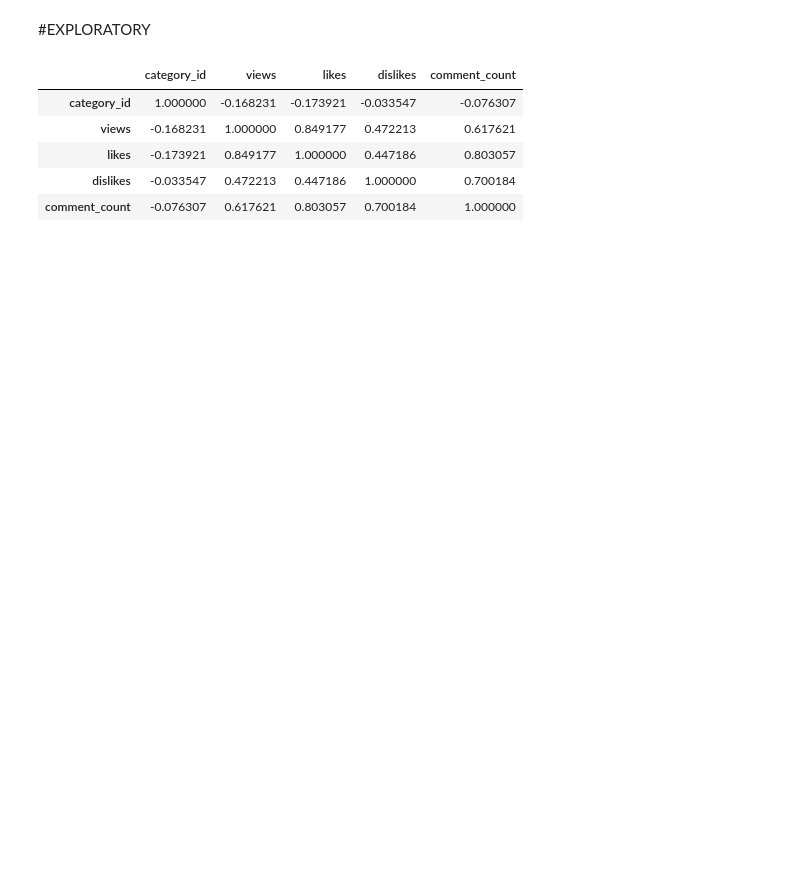
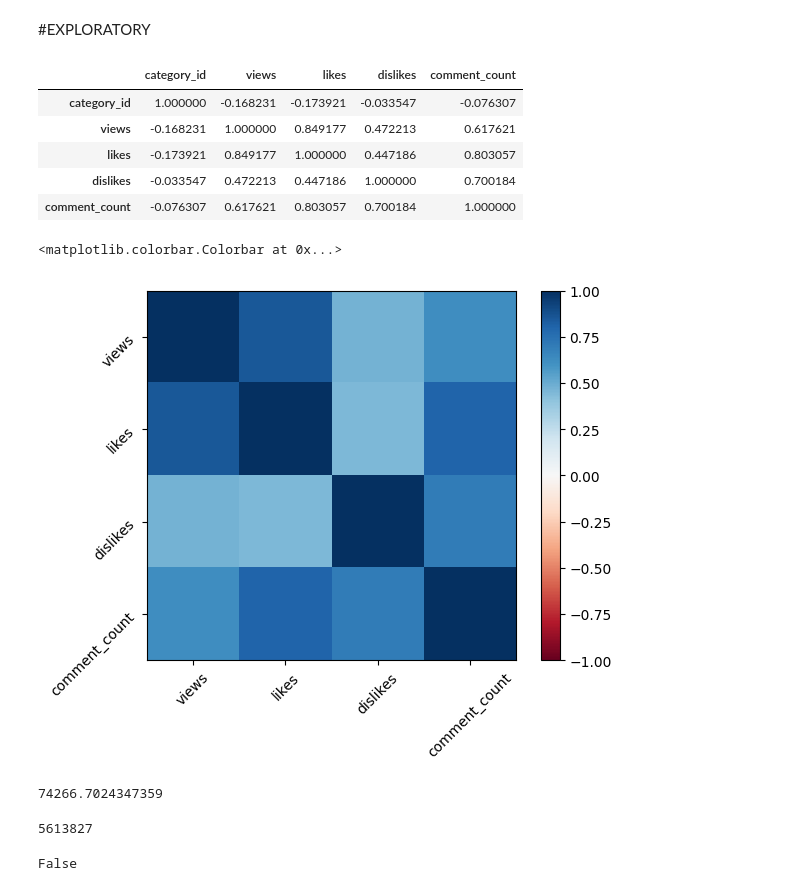
Before and after one commit to Midun32/FDSFE_AAdesola, a Jupyter notebook: CodesInClass/YoutubeVidoesAnalysis.ipynb, the cells around one changed output. Saved outputs shown, nothing was run; the diff lists cells and outputs as text; code cells hidden in the pictures; blank space fills up the shorter version.

```diff
--- a/CodesInClass/YoutubeVidoesAnalysis.ipynb
+++ b/CodesInClass/YoutubeVidoesAnalysis.ipynb
@@ -68,0 +78,2 @@ videos.describe()
+# %%
+videos_restrict=videos[['views','likes','dislikes','comment_count']]
@@ -77,3 +96,23 @@ videos.corr()
 | likes | -0.173921 | 0.849177 | 1.000000 | 0.447186 | 0.803057 |
 | dislikes | -0.033547 | 0.472213 | 0.447186 | 1.000000 | 0.700184 |
 | comment_count | -0.076307 | 0.617621 | 0.803057 | 0.700184 | 1.000000 |
+# %%
+plt.imshow(videos_restrict.corr(), clim=(-1,1), cmap="RdBu")
+plt.xticks([0,1,2,3], ['views','likes','dislikes','comment_count'], rotation=45);
+plt.yticks(range(len(videos_restrict.columns)), videos_restrict.columns, rotation=45);
+plt.colorbar()
+# %% [output]
+<matplotlib.colorbar.Colorbar at 0x...>
+[figure, added]
+# %%
+videos["likes"].mean()
+# %% [output]
+74266.7024347359
+# %%
+videos["likes"].max()
+# %% [output]
+5613827
+# %%
+5==videos["likes"].max()
+# %% [output]
+False
```
Also changed, not shown: parts of 6 cells of this notebook.
